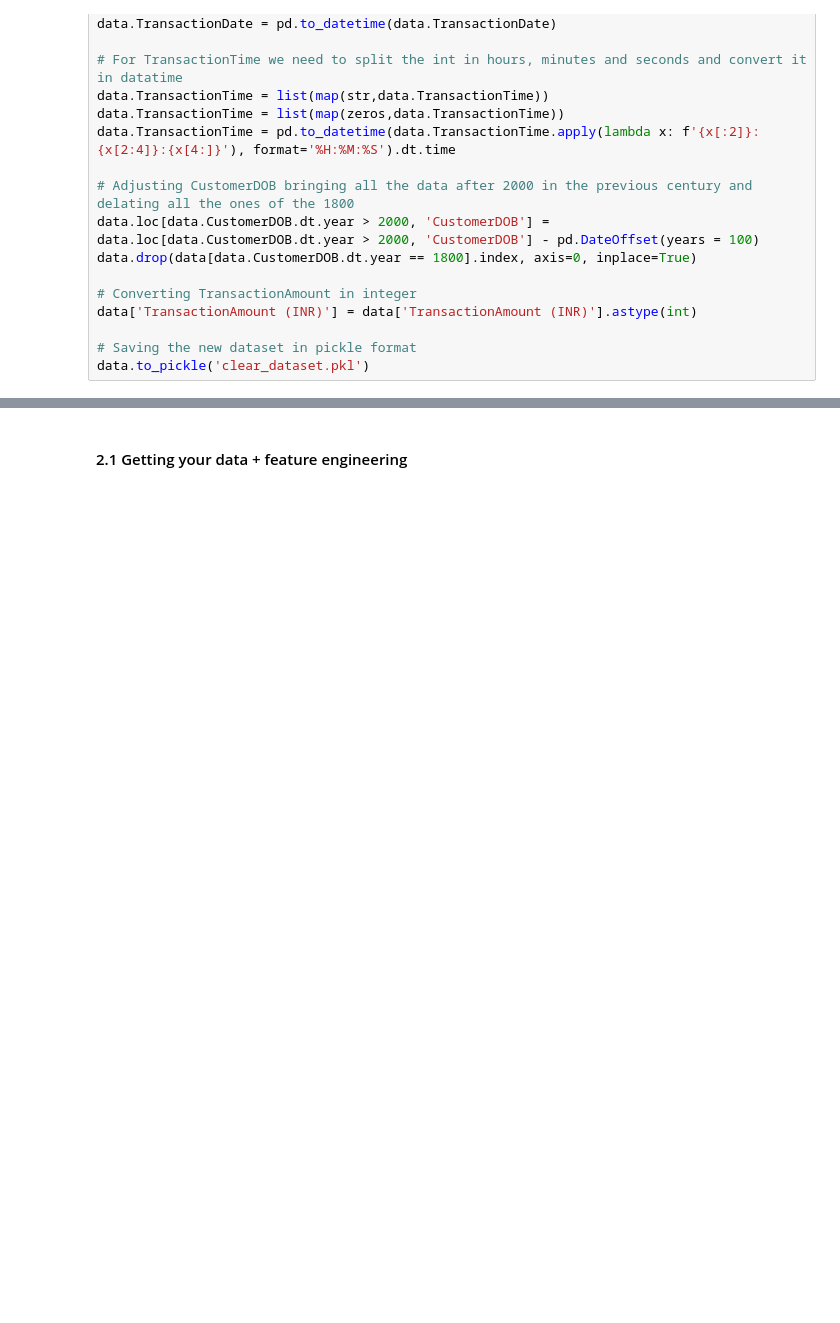
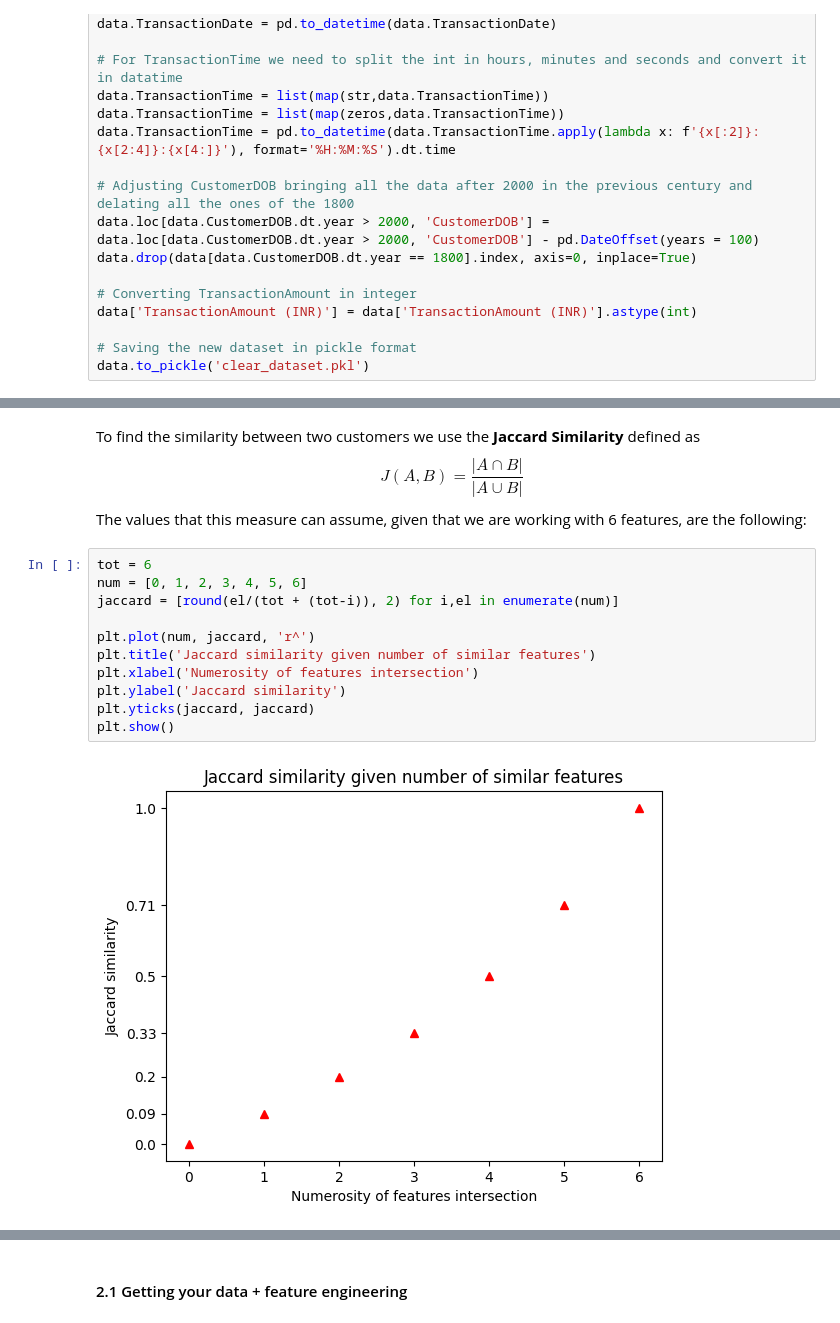
Before and after one commit to Matteo-Candi/ADM_HW4, a Jupyter notebook: main.ipynb, the cells around one changed output, grey strips where cells are left out. Saved outputs shown, nothing was run; the diff lists cells and outputs as text; blank space fills up the shorter version.

```diff
--- a/main.ipynb
+++ b/main.ipynb
@@ -48,0 +178,16 @@ ___
+# %% [markdown]
+To find the similarity between two customers we use the **Jaccard Similarity** defined as $$ J(A,B) = \frac{|A \cap B|}{|A \cup B|} $$
+The values that this measure can assume, given that we are working with 6 features, are the following:
+# %%
+tot = 6
+num = [0, 1, 2, 3, 4, 5, 6]
+jaccard = [round(el/(tot + (tot-i)), 2) for i,el in enumerate(num)]
+
+plt.plot(num, jaccard, 'r^')
+plt.title('Jaccard similarity given number of similar features')
+plt.xlabel('Numerosity of features intersection')
+plt.ylabel('Jaccard similarity')
+plt.yticks(jaccard, jaccard)
+plt.show()
+# %% [output]
+[figure, added]
```
Also changed, not shown: parts of 24 cells of this notebook.
